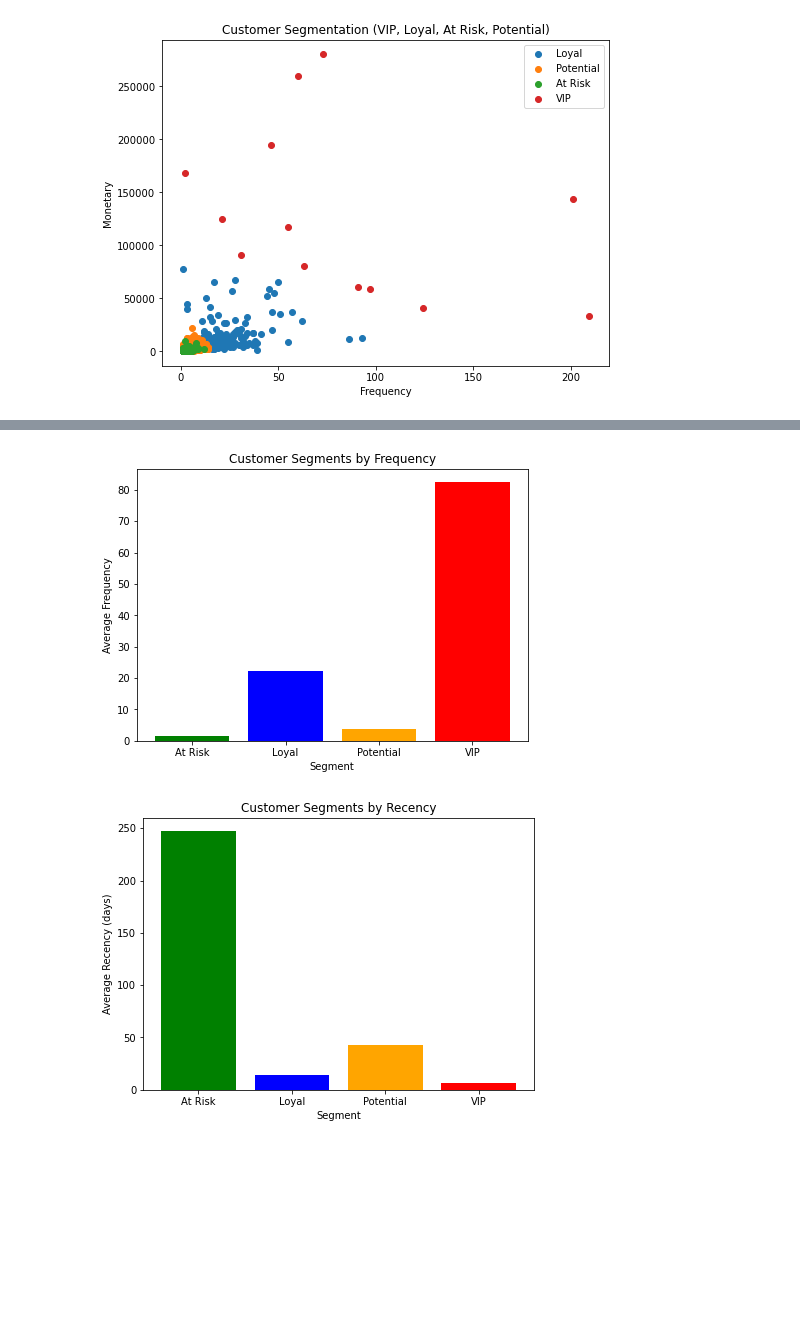
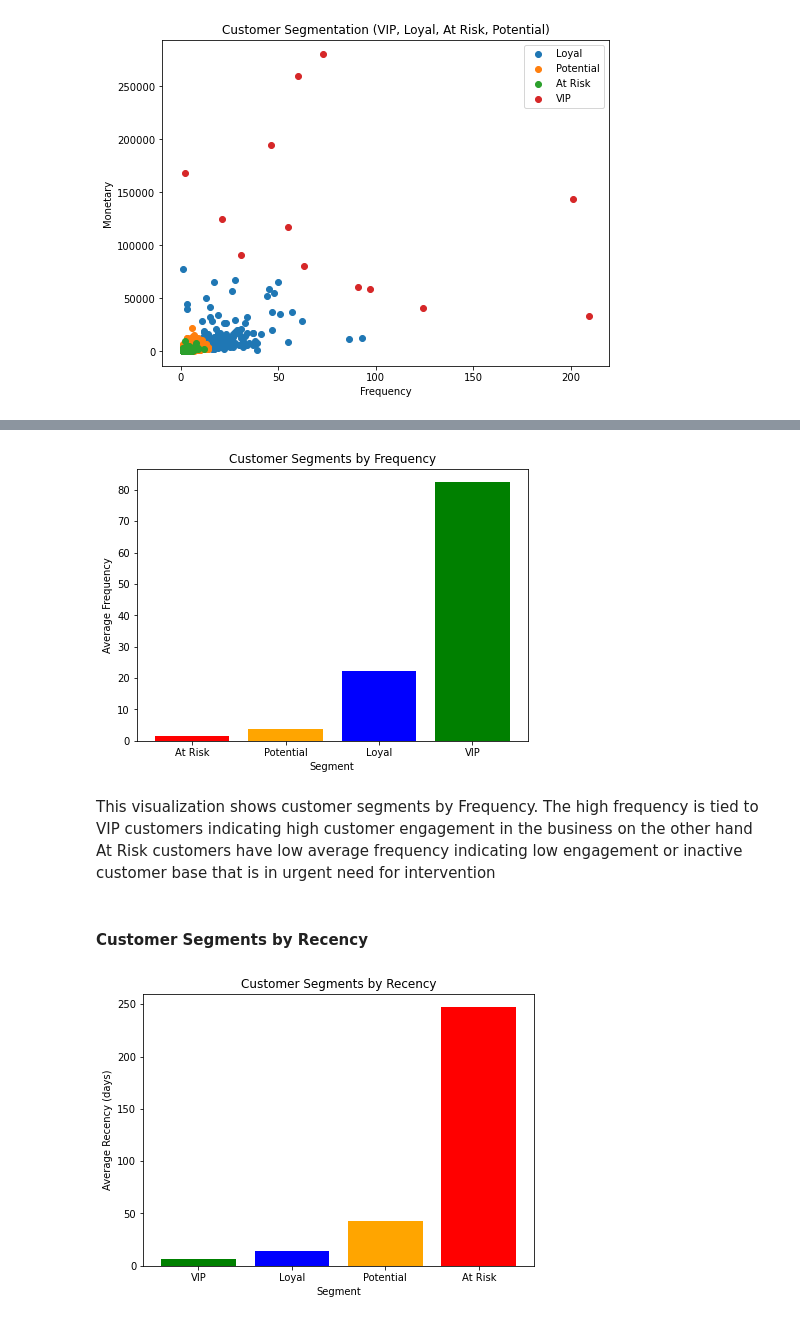
Before and after one commit to hellenmureithi/Customer-Segmentation-RFM-Analysis, a Jupyter notebook: index.ipynb, the cells around one changed output, grey strips where cells are left out. Drawn from its saved outputs; the diff is of its cells as text; code cells hidden in the pictures; blank space fills up the shorter version.

Commit message:
added markdowns to the visualizations

```diff
--- a/index.ipynb
+++ b/index.ipynb
@@ -422,6 +422,15 @@ rfm
 | 18283.0 | 3 | 16 | 2045.53 | 3 | Loyal |
 | 18287.0 | 42 | 3 | 1837.28 | 0 | Potential |
 4338 rows × 5 columns
+# %%
+# Segmenting the customers according to clusters
+rfm['Spending'] = rfm['Cluster'].map({
+    2: 'Big Spenders',
+    3: '',
+    0: 'Potential',
+    1: 'At Risk'
+})
+rfm
 # %%
 # I want to create a mapping for the monetary factor that is spending patterns low and high spenders
 # create a spending category by feature engineering
@@ -471,12 +484,8 @@ plt.show()
 # %%
-
-
-freq = rfm.groupby('Segment')['Frequency'].mean()
-
-colors = ['green', 'blue', 'orange', 'red']
+freq = rfm.groupby('Segment')['Frequency'].mean().sort_values()
 
 plt.figure(figsize=(7,5))
-plt.bar(freq.index, freq.values, color=colors)
+plt.bar(freq.index, freq.values, color=[color_map[s] for s in freq.index])
 
 plt.title('Customer Segments by Frequency')
 plt.xlabel('Segment')
@@ -484,19 +493,21 @@ plt.ylabel('Average Frequency')
 
 plt.show()
 # %% [output]
-[figure, old version]
+[figure, new version]
+# %% [markdown]
+This visualization shows customer segments by Frequency. The high frequency is tied to VIP customers indicating high customer engagement in the business on the other hand At Risk customers have low average frequency indicating low engagement or inactive customer base that is in urgent need for intervention
+# %% [markdown]
+#### Customer Segments by Recency
 # %%
-rec = rfm.groupby('Segment')['Recency'].mean()
-
-colors = ['green', 'blue', 'orange', 'red']
+rec = rfm.groupby('Segment')['Recency'].mean().sort_values()
 
 plt.figure(figsize=(7,5))
-plt.bar(rec.index, rec.values, color=colors)
+plt.bar(rec.index, rec.values, color=[color_map[s] for s in rec.index])
 
 plt.title('Customer Segments by Recency')
 plt.xlabel('Segment')
 plt.ylabel('Average Recency (days)')
 
 plt.show()
 # %% [output]
-[figure, old version]
+[figure, new version]
```
Also changed, not shown: parts of 24 cells of this notebook.
